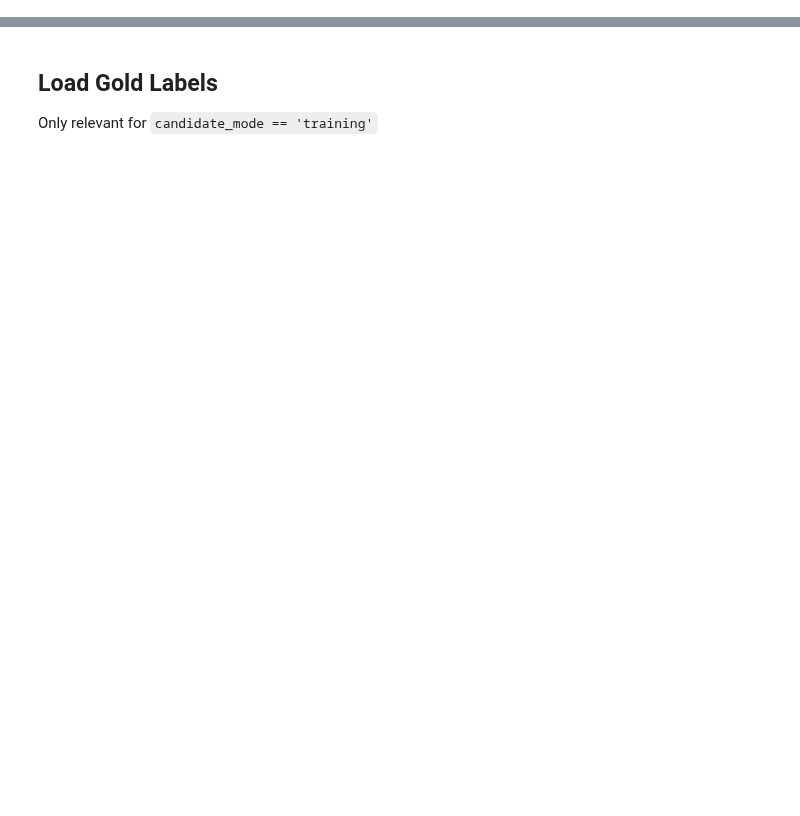
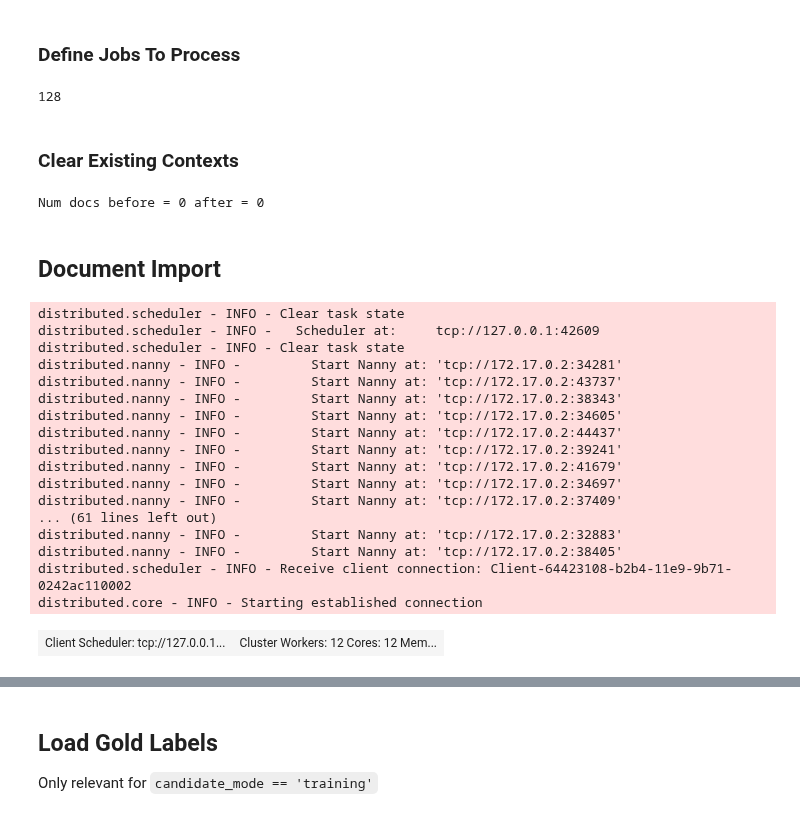
Before and after one commit to hammerlab/t-cell-relation-extraction, a Jupyter notebook: pipeline/06-candidate-generator.ipynb, the cells around one changed output, grey strips where cells are left out. Cells and saved outputs as stored; diff of their text form; code cells hidden in the pictures; blank space fills up the shorter version.

```diff
--- a/pipeline/06-candidate-generator.ipynb
+++ b/pipeline/06-candidate-generator.ipynb
@@ -283,0 +103,2 @@ Running UDF...
+# %% [markdown]
+### Define Jobs To Process
@@ -283,0 +114,11 @@ Running UDF...
+# %%
+def get_jobs(staging_dir='/tmp/corpus_staging'):
+    jobs = []
+    for f in os.listdir(staging_dir):
+        i = int(f.split('.')[0][1:])
+        jobs.append((i, osp.join(staging_dir, f)))
+    return sorted(jobs)
+jobs = get_jobs()
+len(jobs)
+# %% [output]
+128
@@ -283,0 +130,49 @@ Running UDF...
+# %% [markdown]
+### Clear Existing Contexts
+# %%
+def get_doc_ct():
+    session = SnorkelSession()
+    ct = session.query(Document).count()
+    session.close()
+    return ct
+
+def clear_documents():
+    session = SnorkelSession()
+    parser = CorpusParser(parser=lambda v: None)
+    parser.clear(session)
+    session.commit()
+    session.close()
+
+n = get_doc_ct()
+clear_documents()
+print('Num docs before =', n, 'after =', get_doc_ct())
+# %% [output]
+Num docs before = 0 after = 0
+# %% [markdown]
+## Document Import
+# %%
+client = Client(
+    threads_per_worker=1, n_workers=12, processes=True,
+    memory_limit='256GB', direct_to_workers=True,
+    silence_logs=logging.INFO
+)
+client
+# %% [output]
+distributed.scheduler - INFO - Clear task state
+distributed.scheduler - INFO -   Scheduler at:     tcp://127.0.0.1:42609
+distributed.scheduler - INFO - Clear task state
+distributed.nanny - INFO -         Start Nanny at: 'tcp://172.17.0.2:34281'
+distributed.nanny - INFO -         Start Nanny at: 'tcp://172.17.0.2:43737'
+distributed.nanny - INFO -         Start Nanny at: 'tcp://172.17.0.2:38343'
+distributed.nanny - INFO -         Start Nanny at: 'tcp://172.17.0.2:34605'
+distributed.nanny - INFO -         Start Nanny at: 'tcp://172.17.0.2:44437'
+distributed.nanny - INFO -         Start Nanny at: 'tcp://172.17.0.2:39241'
+distributed.nanny - INFO -         Start Nanny at: 'tcp://172.17.0.2:41679'
+distributed.nanny - INFO -         Start Nanny at: 'tcp://172.17.0.2:34697'
+distributed.nanny - INFO -         Start Nanny at: 'tcp://172.17.0.2:37409'
+... (61 lines left out)
+distributed.nanny - INFO -         Start Nanny at: 'tcp://172.17.0.2:32883'
+distributed.nanny - INFO -         Start Nanny at: 'tcp://172.17.0.2:38405'
+distributed.scheduler - INFO - Receive client connection: Client-64423108-b2b4-11e9-9b71-0242ac110002
+distributed.core - INFO - Starting established connection
+| Client Scheduler: tcp://127.0.0.1... | Cluster Workers: 12 Cores: 12 Mem... |
```
Also changed, not shown: parts of 47 cells of this notebook, 22 other files.
